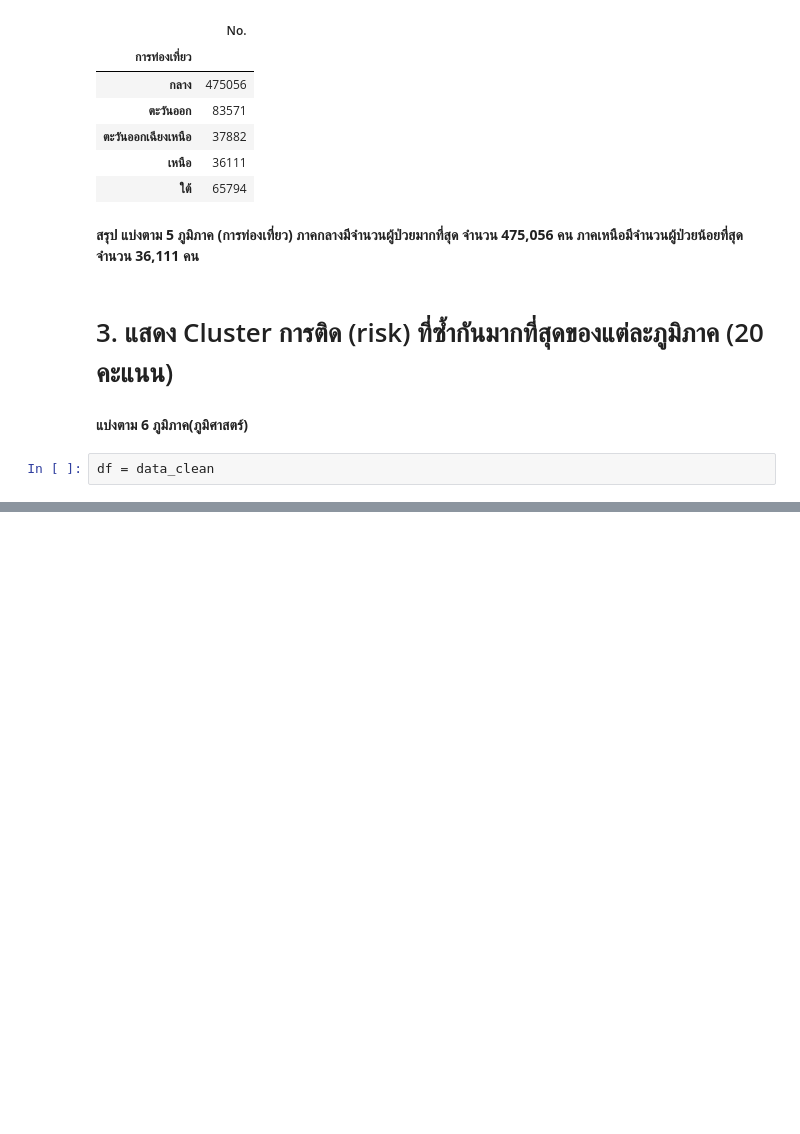
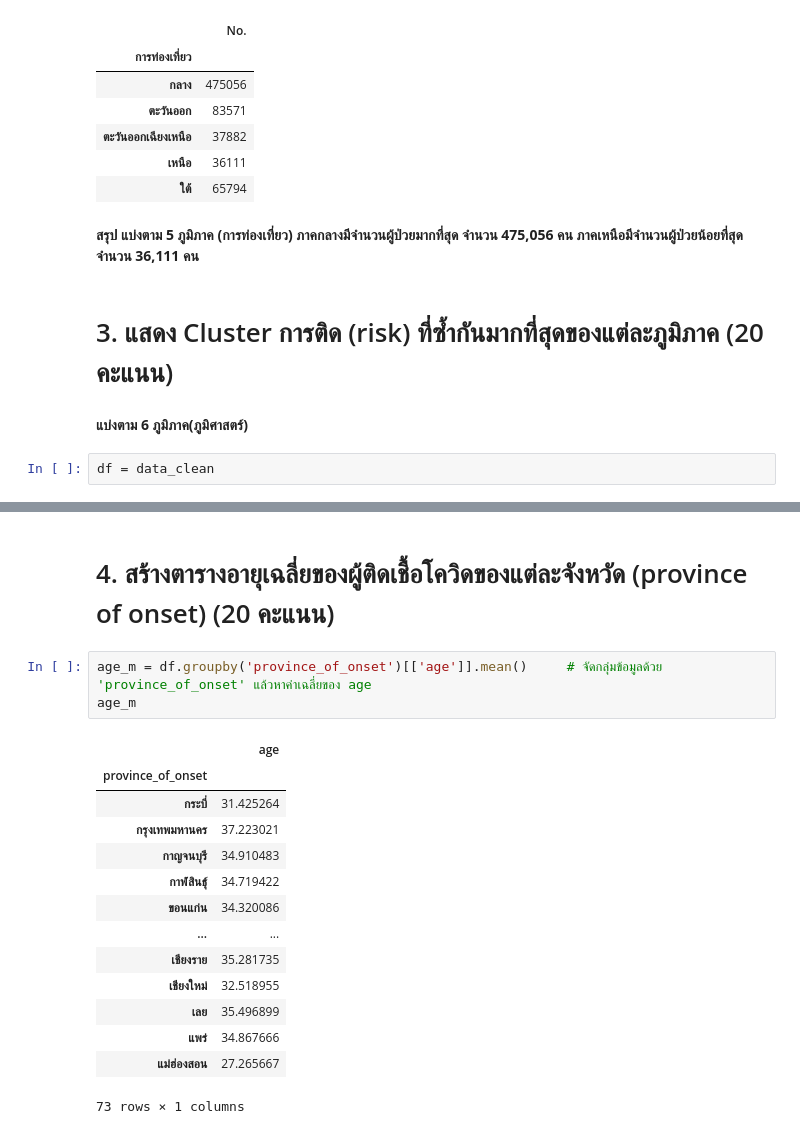
Before and after one commit to Gcpppinpak/data_viz_2022, a Jupyter notebook: Midterm.ipynb, the cells around one changed output, grey strips where cells are left out. Cells and saved outputs as stored; diff of their text form; blank space fills up the shorter version.

```diff
--- a/Midterm.ipynb
+++ b/Midterm.ipynb
@@ -1116,0 +1337,20 @@ s= display(df.groupby('risk')[['ภูมิศาสตร์']].count())
+# %% [markdown]
+# 4. สร้างตารางอายุเฉลี่ยของผู้ติดเชื้อโควิดของแต่ละจังหวัด (province of onset) (20 คะแนน)
+# %%
+age_m = df.groupby('province_of_onset')[['age']].mean()     # จัดกลุ่มข้อมูลด้วย 'province_of_onset' แล้วหาค่าเฉลี่ยของ age
+age_m
+# %% [output]
+|  | age |
+| province_of_onset |  |
+| กระบี่ | 31.425264 |
+| กรุงเทพมหานคร | 37.223021 |
+| กาญจนบุรี | 34.910483 |
+| กาฬสินธุ์ | 34.719422 |
+| ขอนแก่น | 34.320086 |
+| ... | ... |
+| เชียงราย | 35.281735 |
+| เชียงใหม่ | 32.518955 |
+| เลย | 35.496899 |
+| แพร่ | 34.867666 |
+| แม่ฮ่องสอน | 27.265667 |
+73 rows × 1 columns
```
Also changed, not shown: parts of 38 cells of this notebook.
